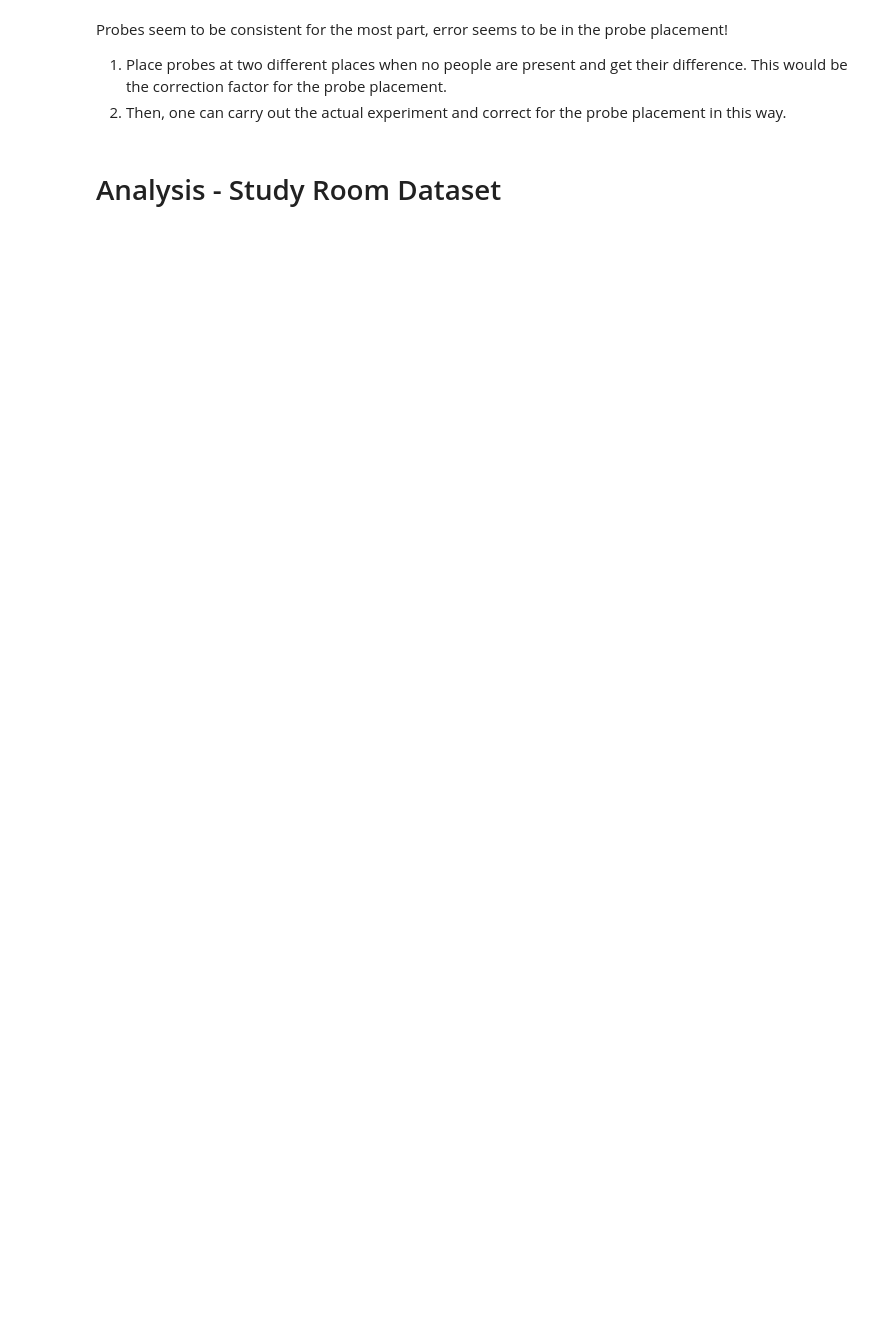
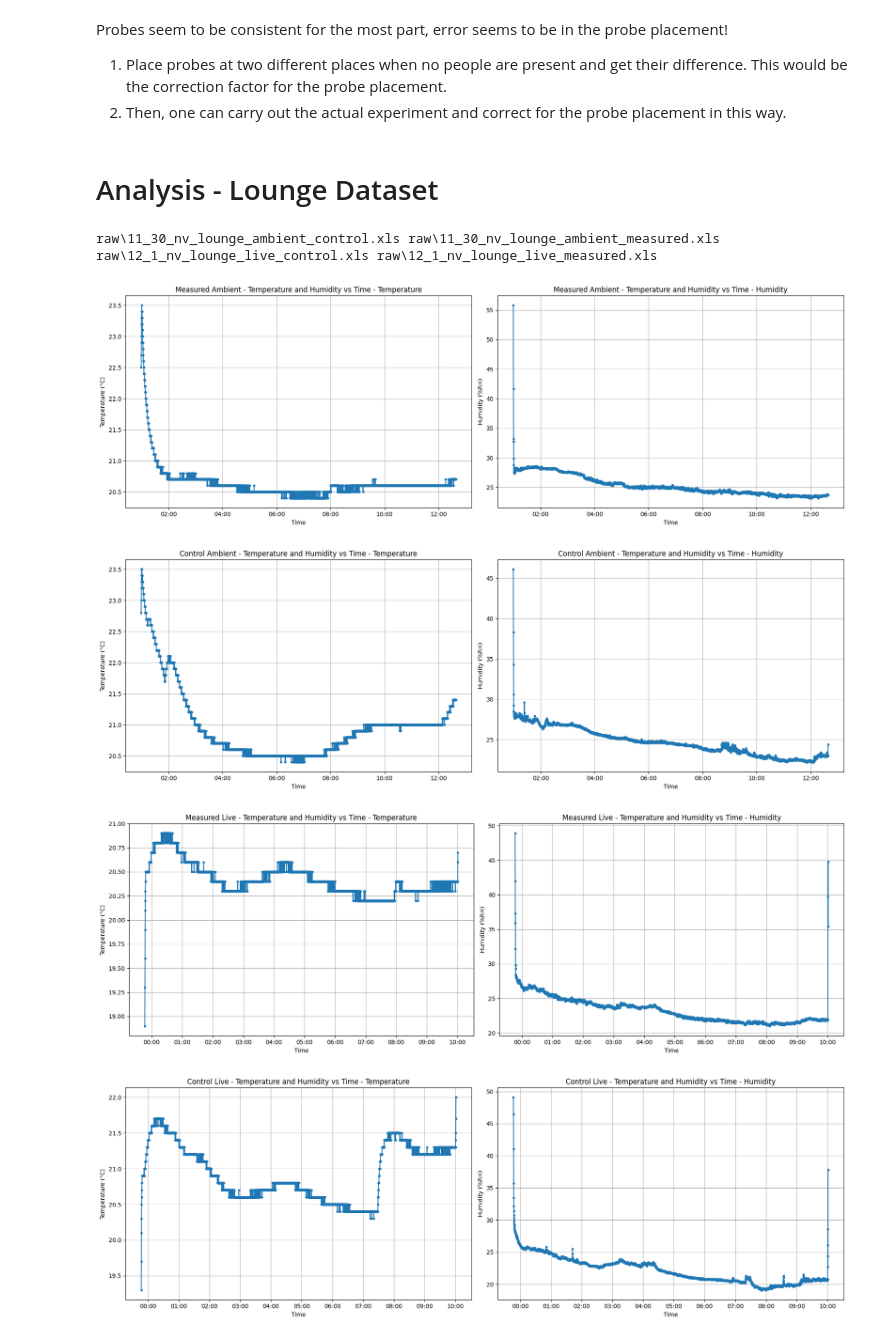
Before and after one commit to ongzzzzzz/poe-data-analysis, a Jupyter notebook: analysis.ipynb, the cells around one changed output. Saved outputs shown, nothing was run; the diff lists cells and outputs as text; code cells hidden in the pictures; blank space fills up the shorter version.

Commit message:
finally useful data

```diff
--- a/analysis.ipynb
+++ b/analysis.ipynb
@@ -203,4 +203,37 @@ Probes seem to be consistent for the most part, error seems to be in the probe p
 1. Place probes at two different places when no people are present and get their difference. This would be the correction factor for the probe placement.
 3. Then, one can carry out the actual experiment and correct for the probe placement in this way.
 # %% [markdown]
-# Analysis - Study Room Dataset
+# Analysis - Lounge Dataset
+# %%
+measured_ambient, control_ambient = [file for file in excel_files if "ambient" in file]
+measured_live, control_live = [file for file in excel_files if "live" in file]
+
+print(measured_ambient, control_ambient)
+print(measured_live, control_live)
+
+df_measured_ambient, df_control_ambient = df_lists[excel_files.index(measured_ambient)], df_lists[excel_files.index(control_ambient)]
+df_measured_live, df_control_live = df_lists[excel_files.index(measured_live)], df_lists[excel_files.index(control_live)]
+# %% [output]
+raw\11_30_nv_lounge_ambient_control.xls raw\11_30_nv_lounge_ambient_measured.xls
+raw\12_1_nv_lounge_live_control.xls raw\12_1_nv_lounge_live_measured.xls
+# %%
+# Plot the measured ambient data
+plot_data(df_measured_ambient["Time"], df_measured_ambient["Temperature"], df_measured_ambient["Humidity"],
+          marker='.', xlabel='Time', title='Measured Ambient - Temperature and Humidity vs Time')
+
+# Plot the control ambient data
+plot_data(df_control_ambient["Time"], df_control_ambient["Temperature"], df_control_ambient["Humidity"],
+          marker='.', xlabel='Time', title='Control Ambient - Temperature and Humidity vs Time')
+
+# Plot the measured live data
+plot_data(df_measured_live["Time"], df_measured_live["Temperature"], df_measured_live["Humidity"],
+          marker='.', xlabel='Time', title='Measured Live - Temperature and Humidity vs Time')
+
+# Plot the control live data
+plot_data(df_control_live["Time"], df_control_live["Temperature"], df_control_live["Humidity"],
+          marker='.', xlabel='Time', title='Control Live - Temperature and Humidity vs Time')
+# %% [output]
+[figure, added]
+[figure, added]
+[figure, added]
+[figure, added]
```
Also changed, not shown: parts of 7 cells of this notebook, 8 other files.
